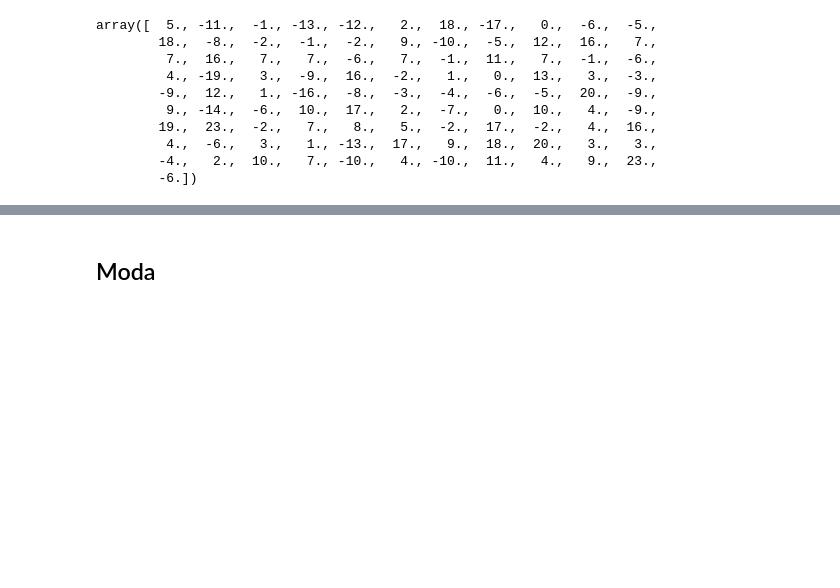
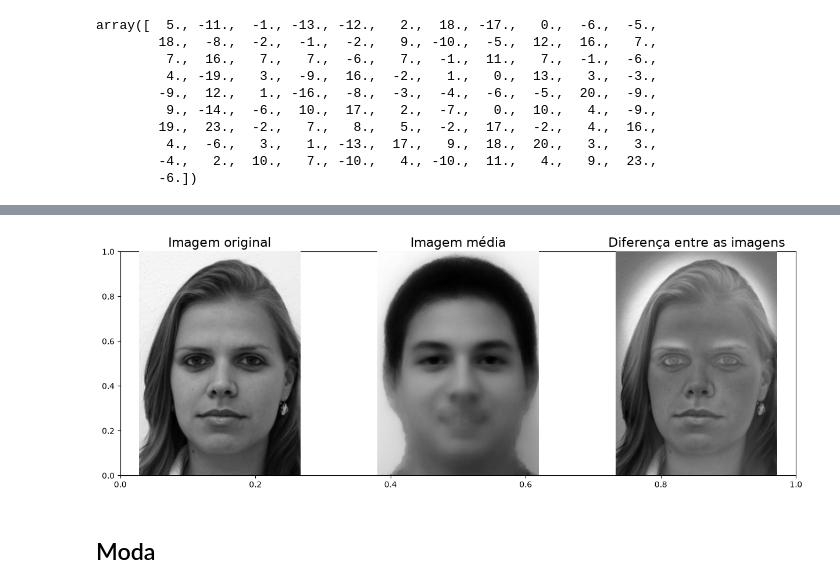
Before and after one commit to deveveryday/image-recognition, a Jupyter notebook: Introducao_ao_Reconhecimento_de_Padroes_171126.ipynb, the cells around one changed output, grey strips where cells are left out. Cells and saved outputs as stored; diff of their text form; code cells hidden in the pictures; blank space fills up the shorter version.

```diff
--- a/Introducao_ao_Reconhecimento_de_Padroes_171126.ipynb
+++ b/Introducao_ao_Reconhecimento_de_Padroes_171126.ipynb
@@ -700,3 +682,31 @@ plt.show()
+# %%
+# Apresentando o resultado da diferença das imagens
+
+# Configurando o tamanho da área de visualização
+plt.subplots(figsize=(15, 5))
+
+# Configurando a visualização da imagem original
+plt.subplot(1,3,1)
+plt.imshow(dataset[0,:,:], cmap='gray')
+plt.title('Imagem original', fontsize=16)
+plt.axis('off')
+
+# Configurando a visualização da imagem média
+plt.subplot(1,3,2)
+plt.imshow(median_file, cmap='gray')
+plt.title('Imagem média', fontsize=16)
+plt.axis('off')
+
+# Configurando a visualização da diferença
+plt.subplot(1,3,3)
+plt.imshow(diferenca, cmap='gray')
+plt.title('Diferença entre as imagens', fontsize=16)
+plt.axis('off')
+
+# Apresentando o resultado
+plt.show()
+# %% [output]
+[figure, added]
 # %% [markdown]
 ## Moda
 # %% [markdown]
```
Also changed, not shown: parts of 19 cells of this notebook, 2 other files.
